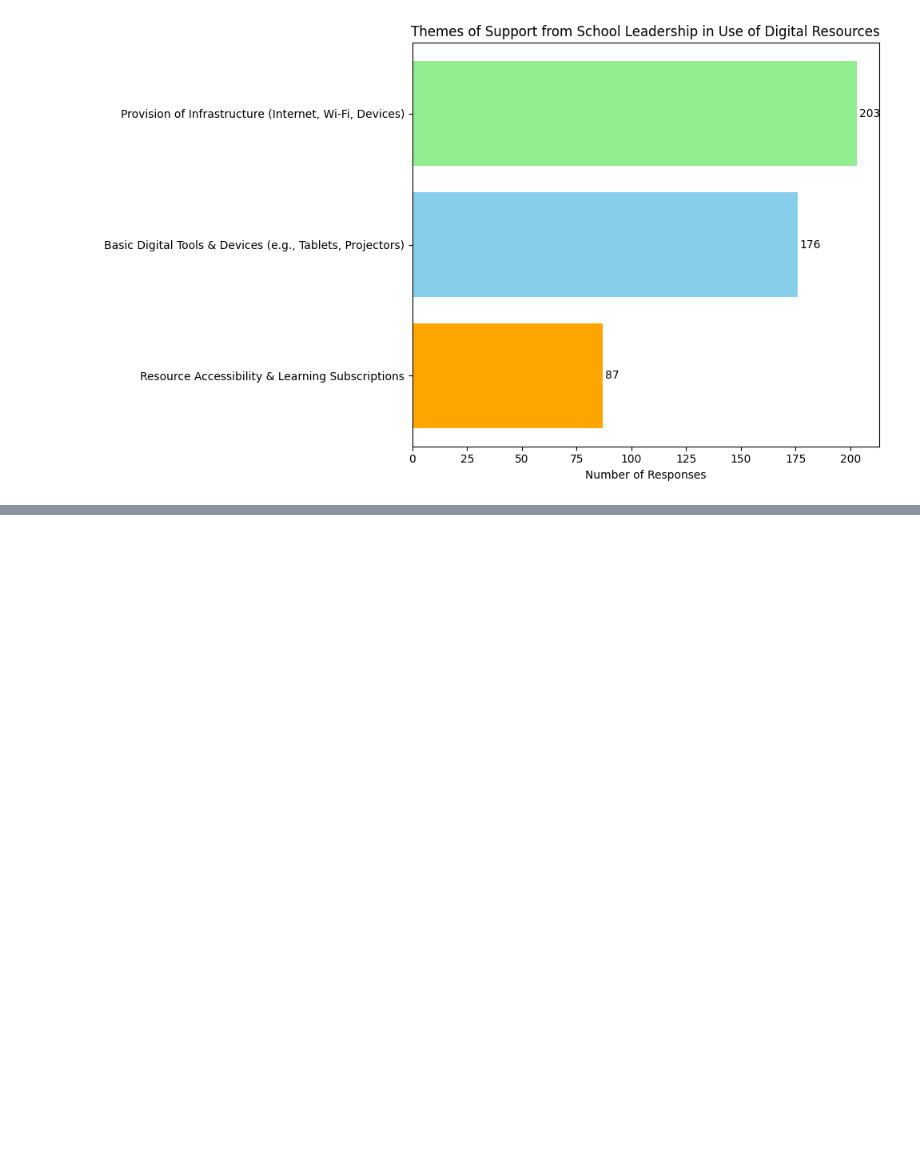
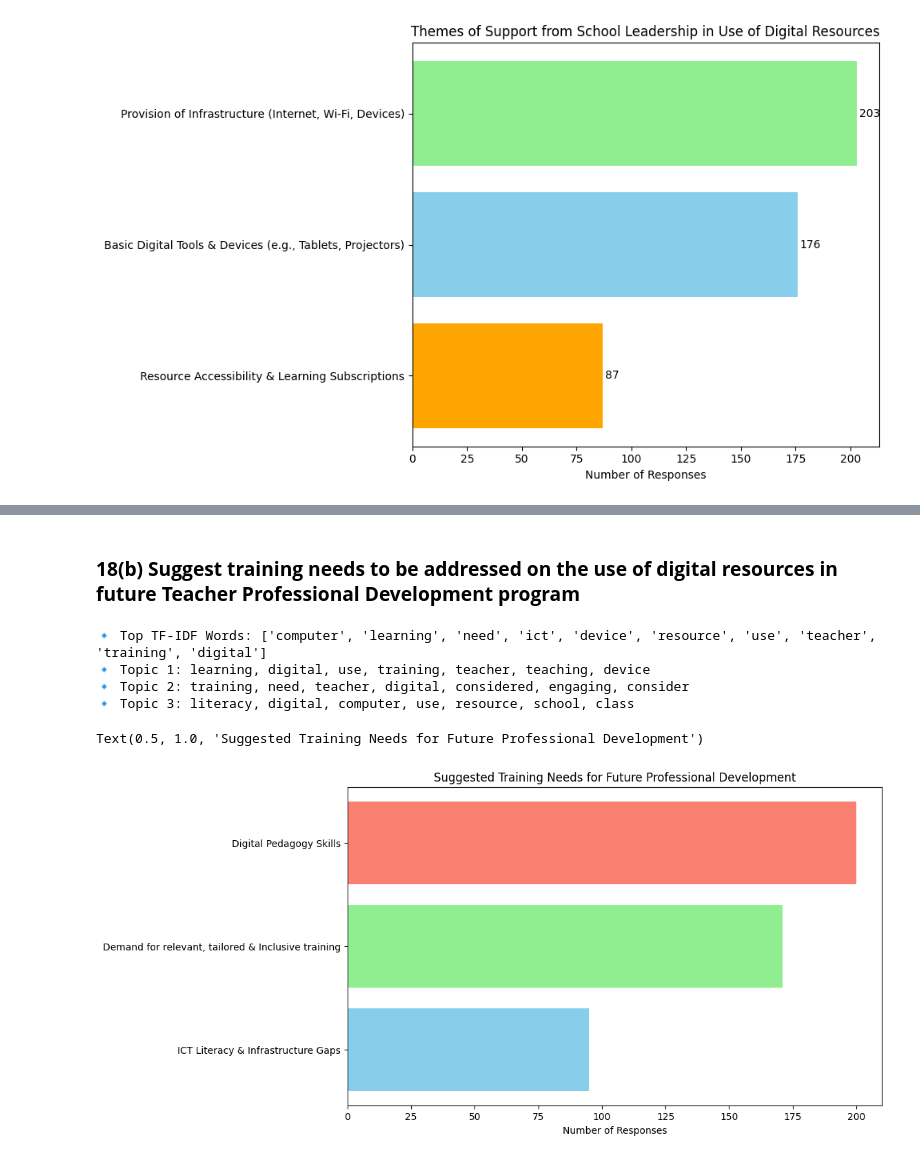
Before and after one commit to davidmasai/kenya-stem-digital-efficacy, a Jupyter notebook: Kenya_stem_digital_efficacy.ipynb, the cells around one changed output, grey strips where cells are left out. Cells and saved outputs as stored; diff of their text form; code cells hidden in the pictures; blank space fills up the shorter version.

```diff
--- a/Kenya_stem_digital_efficacy.ipynb
+++ b/Kenya_stem_digital_efficacy.ipynb
@@ -1509,0 +1782,68 @@ plt.show()
+# %% [markdown]
+### **18(b) Suggest training needs to be addressed on the use of digital resources in future Teacher Professional Development program**
+# %%
+### Step 1: Load and preprocess text ###
+text_data = questions['18b. Suggested future training needs for digital resource use'].dropna()
+
+def preprocess_text(text):
+    text = text.lower()
+    text = re.sub(r'\b(?:i{1,3}|iv|v|vi|vii|viii|ix|x)\b', '', text)
+    text = re.sub(r'\W', ' ', text)
+    text = re.sub(r'\s+', ' ', text)
+    tokens = word_tokenize(text)
+    stop_words = set(stopwords.words('english'))
+    lemmatizer = WordNetLemmatizer()
+    tokens = [lemmatizer.lemmatize(word) for word in tokens if word not in stop_words]
+    return ' '.join(tokens)
+
+text_data_cleaned = text_data.apply(preprocess_text)
+
+### Step 2: TF-IDF Vectorization ###
+tfidf_vectorizer = TfidfVectorizer(max_features=1000)
+tfidf_matrix = tfidf_vectorizer.fit_transform(text_data_cleaned)
+tfidf_scores = np.asarray(tfidf_matrix.mean(axis=0)).flatten()
+top_tfidf_words = [tfidf_vectorizer.get_feature_names_out()[i] for i in np.argsort(tfidf_scores)[-10:]]
+print("🔹 Top TF-IDF Words:", top_tfidf_words)
+
+### Step 3: Topic Modeling with LDA ###
+lda = LatentDirichletAllocation(n_components=3, random_state=42)
+lda.fit(tfidf_matrix)
+
+def display_topics(model, feature_names, num_words=7):
+    topics = {}
+    for topic_idx, topic in enumerate(model.components_):
+        words = [feature_names[i] for i in topic.argsort()[:-num_words - 1:-1]]
+        print(f"🔹 Topic {topic_idx + 1}: {', '.join(words)}")
+        topics[topic_idx] = words
+    return topics
+
+topics = display_topics(lda, tfidf_vectorizer.get_feature_names_out(), num_words=7)
+# %% [output]
+🔹 Top TF-IDF Words: ['computer', 'learning', 'need', 'ict', 'device', 'resource', 'use', 'teacher', 'training', 'digital']
+🔹 Topic 1: learning, digital, use, training, teacher, teaching, device
+🔹 Topic 2: training, need, teacher, digital, considered, engaging, consider
+🔹 Topic 3: literacy, digital, computer, use, resource, school, class
+# %%
+
+### Step 4: Assign Topics and Map Names ###
+# You may rename based on output
+topic_names = {
+    0:  'Digital Pedagogy Skills',
+    1: "Demand for relevant, tailored & Inclusive training",
+    2: "ICT Literacy & Infrastructure Gaps"
+}
+
+topic_assignments = lda.transform(tfidf_matrix).argmax(axis=1)
+questions['Assigned Topic'] = topic_assignments
+questions['Assigned Topic Name'] = questions['Assigned Topic'].map(topic_names)
+
+### Step 5: Frequency and Visualization ###
+topic_counts = questions['Assigned Topic Name'].value_counts().sort_values()
+
+plt.figure(figsize=(10, 6))
+bars = plt.barh(topic_counts.index, topic_counts.values, color=['skyblue', 'lightgreen', 'salmon'])
+plt.xlabel("Number of Responses")
+plt.title("Suggested Training Needs for Future Professional Development")
+# %% [output]
+Text(0.5, 1.0, 'Suggested Training Needs for Future Professional Development')
+[figure, added]
```
Also changed, not shown: parts of 12 cells of this notebook.
